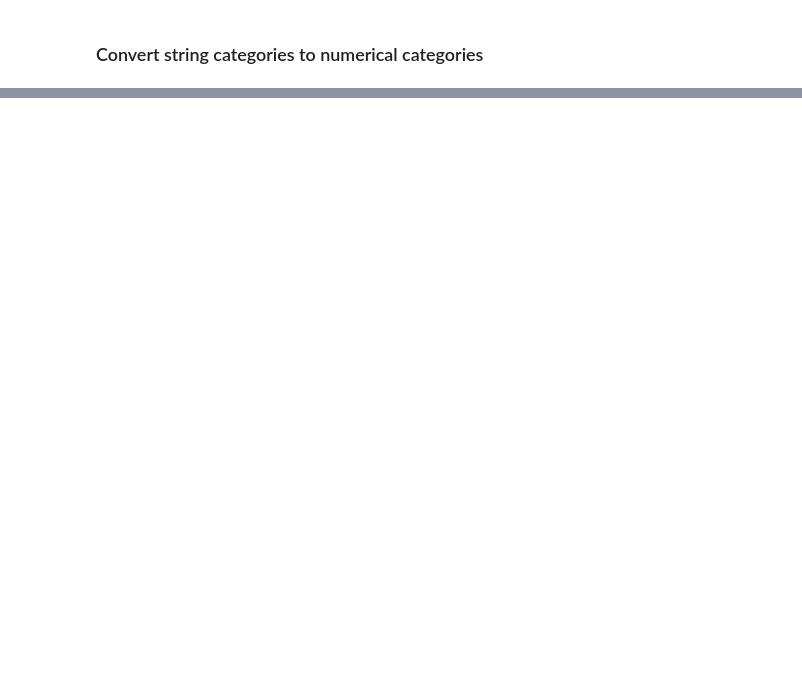
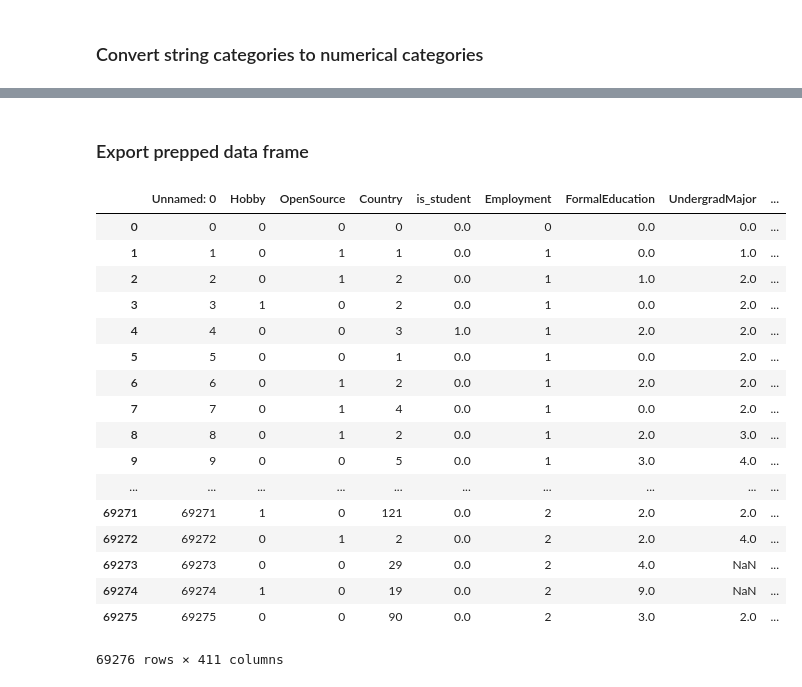
Before and after one commit to Vidovitsch/stack-overflow-survey-model, a Jupyter notebook: dataset_prep.ipynb, the cells around one changed output, grey strips where cells are left out. Cells and saved outputs as stored; diff of their text form; code cells hidden in the pictures; blank space fills up the shorter version.

```diff
--- a/dataset_prep.ipynb
+++ b/dataset_prep.ipynb
@@ -82,0 +190,2 @@ so_survey_bin.head(3)
+# %% [markdown]
+### Export prepped data frame
@@ -82,0 +194,21 @@ so_survey_bin.head(3)
+# %%
+pd.read_csv('./dataset/2018 Stack Overflow Survey Results_prepped.csv')
+# %% [output]
+|  | Unnamed: 0 | Hobby | OpenSource | Country | is_student | Employment | FormalEducation | UndergradMajor | ... |
+| 0 | 0 | 0 | 0 | 0 | 0.0 | 0 | 0.0 | 0.0 | ... |
+| 1 | 1 | 0 | 1 | 1 | 0.0 | 1 | 0.0 | 1.0 | ... |
+| 2 | 2 | 0 | 1 | 2 | 0.0 | 1 | 1.0 | 2.0 | ... |
+| 3 | 3 | 1 | 0 | 2 | 0.0 | 1 | 0.0 | 2.0 | ... |
+| 4 | 4 | 0 | 0 | 3 | 1.0 | 1 | 2.0 | 2.0 | ... |
+| 5 | 5 | 0 | 0 | 1 | 0.0 | 1 | 0.0 | 2.0 | ... |
+| 6 | 6 | 0 | 1 | 2 | 0.0 | 1 | 2.0 | 2.0 | ... |
+| 7 | 7 | 0 | 1 | 4 | 0.0 | 1 | 0.0 | 2.0 | ... |
+| 8 | 8 | 0 | 1 | 2 | 0.0 | 1 | 2.0 | 3.0 | ... |
+| 9 | 9 | 0 | 0 | 5 | 0.0 | 1 | 3.0 | 4.0 | ... |
+| ... | ... | ... | ... | ... | ... | ... | ... | ... | ... |
+| 69271 | 69271 | 1 | 0 | 121 | 0.0 | 2 | 2.0 | 2.0 | ... |
+| 69272 | 69272 | 0 | 1 | 2 | 0.0 | 2 | 2.0 | 4.0 | ... |
+| 69273 | 69273 | 0 | 0 | 29 | 0.0 | 2 | 4.0 | NaN | ... |
+| 69274 | 69274 | 1 | 0 | 19 | 0.0 | 2 | 9.0 | NaN | ... |
+| 69275 | 69275 | 0 | 0 | 90 | 0.0 | 2 | 3.0 | 2.0 | ... |
+69276 rows × 411 columns
```
Also changed, not shown: parts of 22 cells of this notebook.
